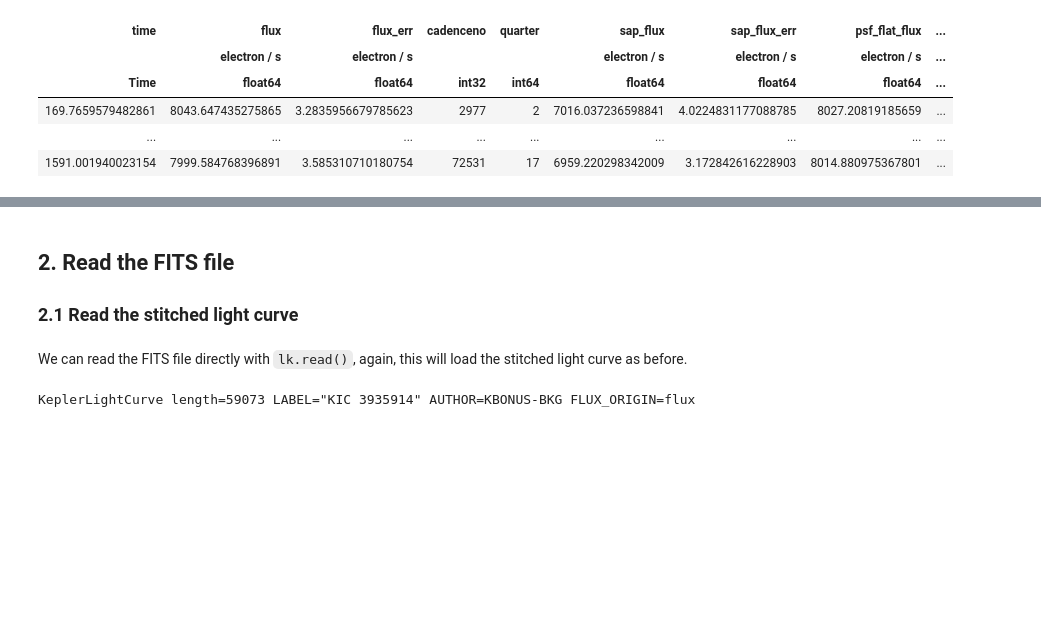
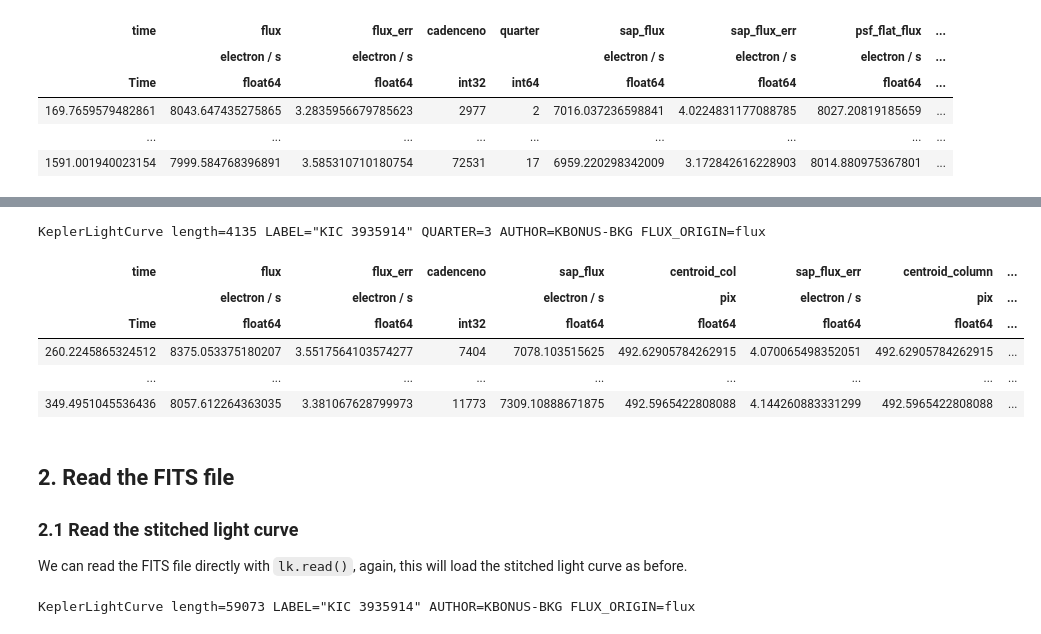
Before and after one commit to jorgemarpa/KBonus, a Jupyter notebook: notebooks/lightkurve_kbonus-bkg_example.ipynb, the cells around one changed output, grey strips where cells are left out. Saved outputs shown, nothing was run; the diff lists cells and outputs as text; code cells hidden in the pictures; blank space fills up the shorter version.

Commit message:
using lk.read updates

```diff
--- a/notebooks/lightkurve_kbonus-bkg_example.ipynb
+++ b/notebooks/lightkurve_kbonus-bkg_example.ipynb
@@ -54,0 +74,7 @@ The light curve contains 5,9073 cadences. There are multiple columns in the tabl
+# %%
+# we start from the 2nd row because the first entry is always the stitched version
+# we use .donwload_all()
+
+lcq = lk.search_lightcurve("Kepler-686", mission="Kepler", author="KBONUS-BKG", quarter=[1,2,3])[1:].download_all()
+# get the file path
+lcq
@@ -55,7 +107,17 @@ The light curve contains 5,9073 cadences. There are multiple columns in the tabl
+# %%
+lcq[2]
+# %% [output]
+KeplerLightCurve length=4135 LABEL="KIC 3935914" QUARTER=3 AUTHOR=KBONUS-BKG FLUX_ORIGIN=flux
+| time | flux | flux_err | cadenceno | sap_flux | centroid_col | sap_flux_err | centroid_column | ... |
+|  | electron / s | electron / s |  | electron / s | pix | electron / s | pix | ... |
+| Time | float64 | float64 | int32 | float64 | float64 | float64 | float64 | ... |
+| 260.2245865324512 | 8375.053375180207 | 3.5517564103574277 | 7404 | 7078.103515625 | 492.62905784262915 | 4.070065498352051 | 492.62905784262915 | ... |
+| ... | ... | ... | ... | ... | ... | ... | ... | ... |
+| 349.4951045536436 | 8057.612264363035 | 3.381067628799973 | 11773 | 7309.10888671875 | 492.5965422808088 | 4.144260883331299 | 492.5965422808088 | ... |
 # %% [markdown]
 ## 2. Read the FITS file
 
 ### 2.1 Read the stitched light curve
+
+We can read the FITS file directly with `lk.read()`, again, this will load the stitched light curve as before.
-# %% [markdown]
-We can read the FITS file directly with `lk.read()`, again, this will load the stitched light curve as before.
 # %%
```
Also changed, not shown: parts of 28 cells of this notebook.
